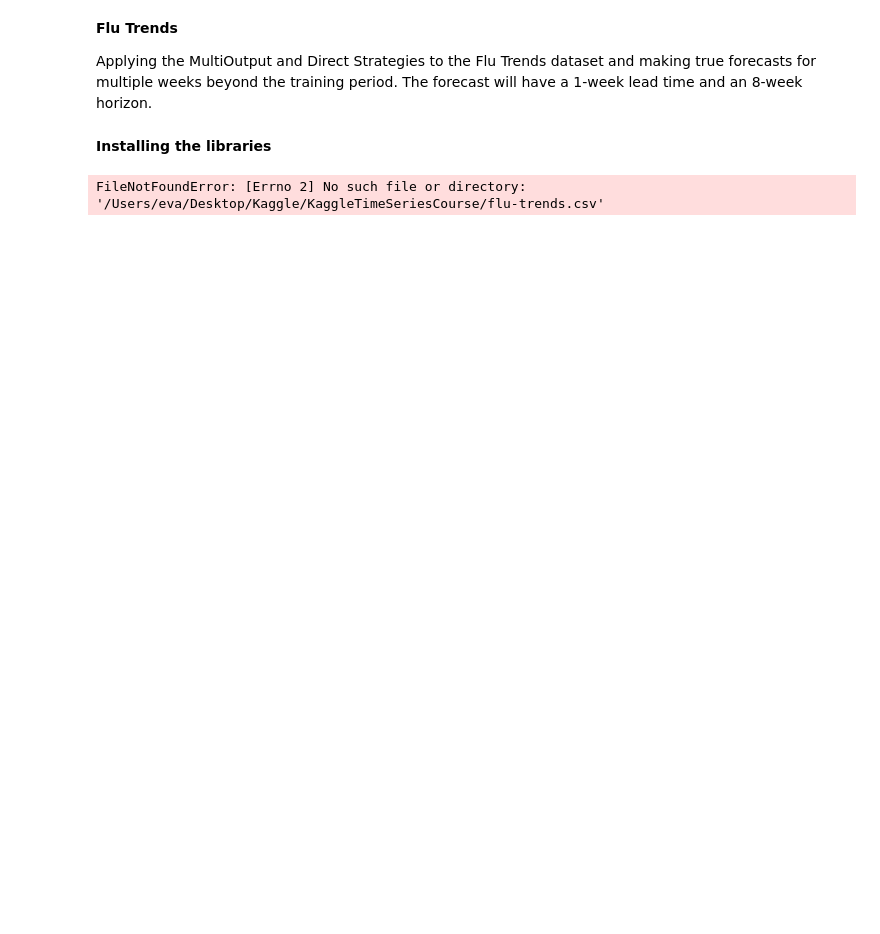
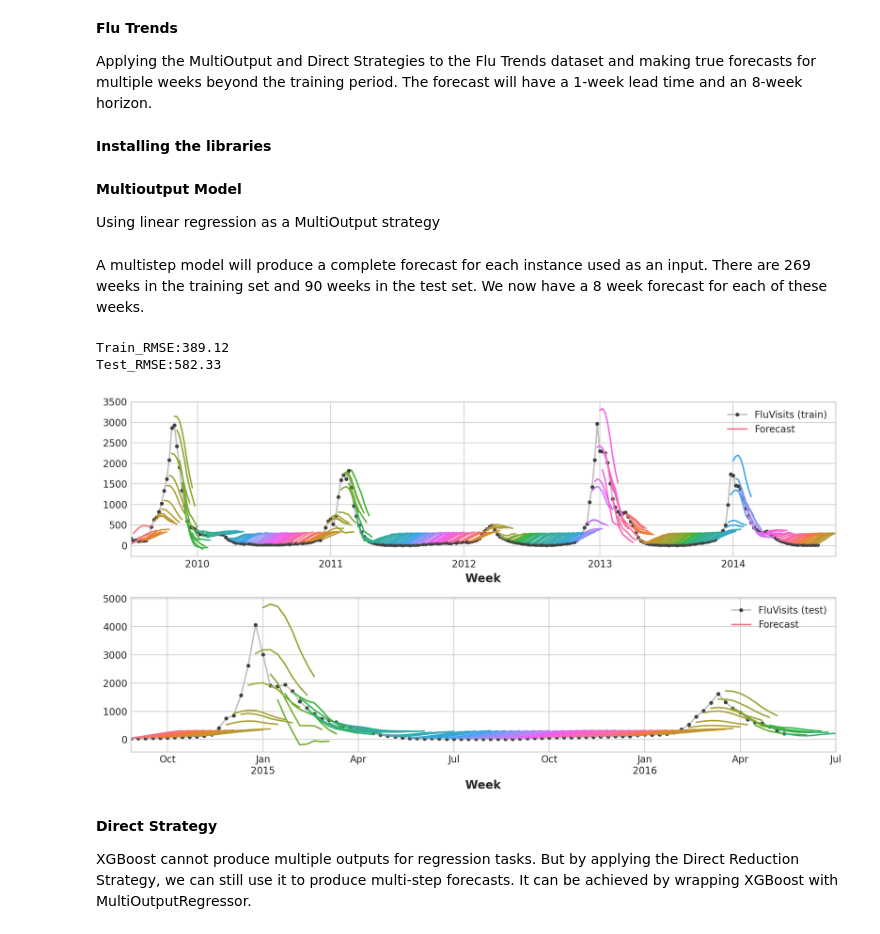
Before and after one commit to Eva088/Time-Series-Forecasting, a Jupyter notebook: Time Series Forecasting/Data&Files/Flu Trends-ForecastingWithMachineLearning.ipynb, the cells around one changed output. Saved outputs shown, nothing was run; the diff lists cells and outputs as text; code cells hidden in the pictures; blank space fills up the shorter version.

Commit message:
Creating a MultiOutput Model and plotting to check the fit

```diff
--- a/Time Series Forecasting/Data&Files/Flu Trends-ForecastingWithMachineLearning.ipynb
+++ b/Time Series Forecasting/Data&Files/Flu Trends-ForecastingWithMachineLearning.ipynb
@@ -42,7 +42,7 @@ def plot_multistep(y, every = 1, ax = None, palette_kwargs = None):
     palette_kwargs_ = dict(palette = 'husl', n_colors = 16, desat = None)
 
     if palette_kwargs is not None:
-        palette_kwargs_= palette_kwargs_.update(palette_kwargs)
+        palette_kwargs_.update(palette_kwargs)
 
     palette = sns.color_palette(**palette_kwargs_)
 
@@ -58,13 +58,10 @@ def plot_multistep(y, every = 1, ax = None, palette_kwargs = None):
 # %%
 #Reading the dataset and creating a pandas dataframe
 
-# data_dir = Path('/Users/eva/Desktop/Kaggle/KaggleTimeSeriesCourse')
-flu_trends = pd.read_csv('/Users/eva/Desktop/Kaggle/KaggleTimeSeriesCourse/flu-trends.csv')
-# flu_trends.set_index(
-# pd.PeriodIndex(flu_trends.Week, freq = 'W'),
-# inplace = True
-# )
+flu_trends = pd.read_csv('/workspaces/Projects/Time Series Forecasting/Data&Files/Data/flu-trends.csv')
+flu_trends.set_index(
+pd.PeriodIndex(flu_trends.Week, freq = 'W'),
+inplace = True
+)
 
-# flu_trends.drop('Week', axis = 1, inplace = True)
+flu_trends.drop('Week', axis = 1, inplace = True)
-# %% [output]
-FileNotFoundError: [Errno 2] No such file or directory: '/Users/eva/Desktop/Kaggle/KaggleTimeSeriesCourse/flu-trends.csv'
@@ -70,0 +97,37 @@ FileNotFoundError: [Errno 2] No such file or directory: '/Users/eva/Desktop/Kagg
+# %% [markdown]
+**Multioutput Model**
+
+Using linear regression as a MultiOutput strategy
+# %%
+#Creating splits
+
+X_train, X_test, y_train, y_test = train_test_split(X, y, test_size=0.25, shuffle=False)
+
+model = LinearRegression()
+model.fit(X_train, y_train)
+
+y_fit = pd.DataFrame(model.predict(X_train), index=X_train.index, columns=y.columns)
+y_pred = pd.DataFrame(model.predict(X_test), index=X_test.index, columns=y.columns)
+# %% [markdown]
+A multistep model will produce a complete forecast for each instance used as an input. There are 269 weeks in the training set and 90 weeks in the test set. We now have a 8 week forecast for each of these weeks.
+# %%
+train_rmse = mean_squared_error(y_train, y_fit, squared = False)
+test_rmse = mean_squared_error(y_test, y_pred, squared=False)
+print (f"Train_RMSE:{train_rmse:.2f}\n" f"Test_RMSE:{test_rmse:.2f}")
+
+palette = dict(palette='husl', n_colors=64)
+fig, (ax1, ax2) = plt.subplots(2, 1, figsize=(11, 6))
+ax1 = flu_trends.FluVisits[y_fit.index].plot(**plot_params, ax=ax1)
+ax1 = plot_multistep(y_fit, ax=ax1, palette_kwargs=palette)
+_ = ax1.legend(['FluVisits (train)', 'Forecast'])
+ax2 = flu_trends.FluVisits[y_pred.index].plot(**plot_params, ax=ax2)
+ax2 = plot_multistep(y_pred, ax=ax2, palette_kwargs=palette)
+_ = ax2.legend(['FluVisits (test)', 'Forecast'])
+# %% [output]
+Train_RMSE:389.12
+Test_RMSE:582.33
+[figure, added]
+# %% [markdown]
+**Direct Strategy**
+
+XGBoost cannot produce multiple outputs for regression tasks. But by applying the Direct Reduction Strategy, we can still use it to produce multi-step forecasts. It can be achieved by wrapping XGBoost with MultiOutputRegressor.
```
Also changed, not shown: parts of 1 cell of this notebook.
